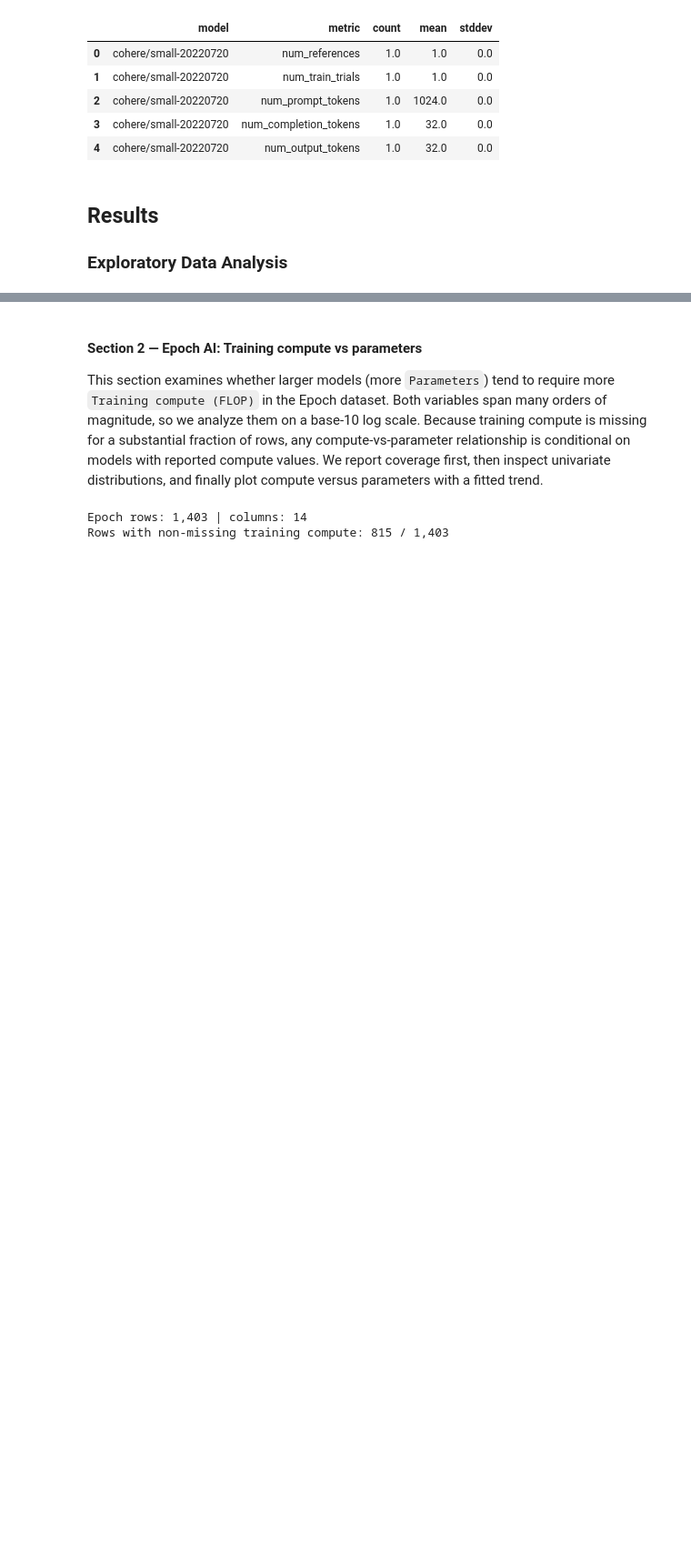
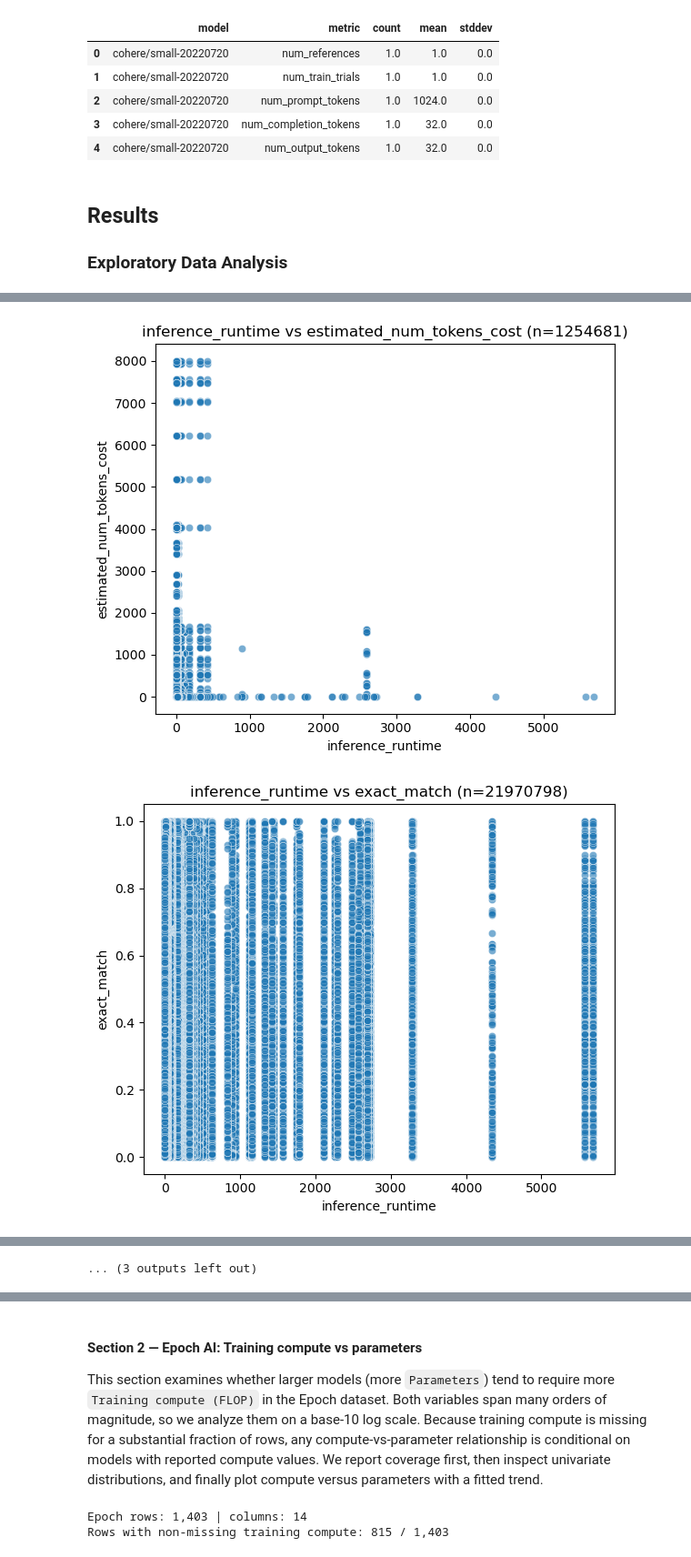
Before and after one commit to COGS108/Group090_WI26, a Jupyter notebook: 02-EDACheckpoint.ipynb, the cells around one changed output, grey strips where cells are left out. Shown at 91% size. Cells and saved outputs as stored; diff of their text form; code cells hidden in the pictures; blank space fills up the shorter version.

```diff
--- a/02-EDACheckpoint.ipynb
+++ b/02-EDACheckpoint.ipynb
@@ -384,0 +456,14 @@ Some more words and stuff.  Remember notebooks work best if you interleave the c
+# %%
+for m1, m2 in itertools.combinations(metrics, 2):
+    a = helm_trim.loc[helm_trim["metric"] == m1, ["model", "mean"]].rename(columns={"mean": m1})
+    b = helm_trim.loc[helm_trim["metric"] == m2, ["model", "mean"]].rename(columns={"mean": m2})
+    pair = a.merge(b, on=["model"], how="inner").dropna()
+
+    plt.figure(figsize=(6, 5))
+    sns.scatterplot(data=pair, x=m1, y=m2, alpha=0.6)
+    plt.title(f"{m1} vs {m2} (n={len(pair)})")
+    plt.tight_layout()
+    plt.show()
+# %% [output]
+[figure, added]
+[figure, added]
@@ -384,0 +480 @@ Some more words and stuff.  Remember notebooks work best if you interleave the c
+... (3 outputs left out)
```
Also changed, not shown: parts of 13 cells of this notebook.
